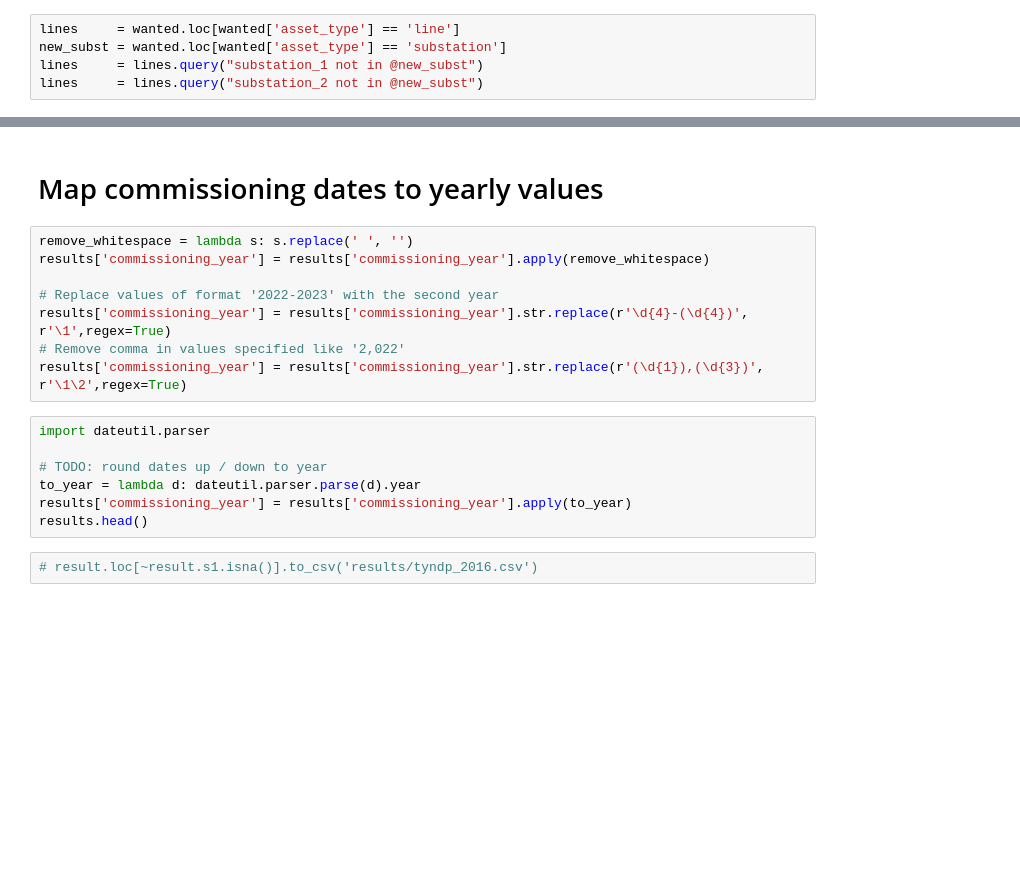
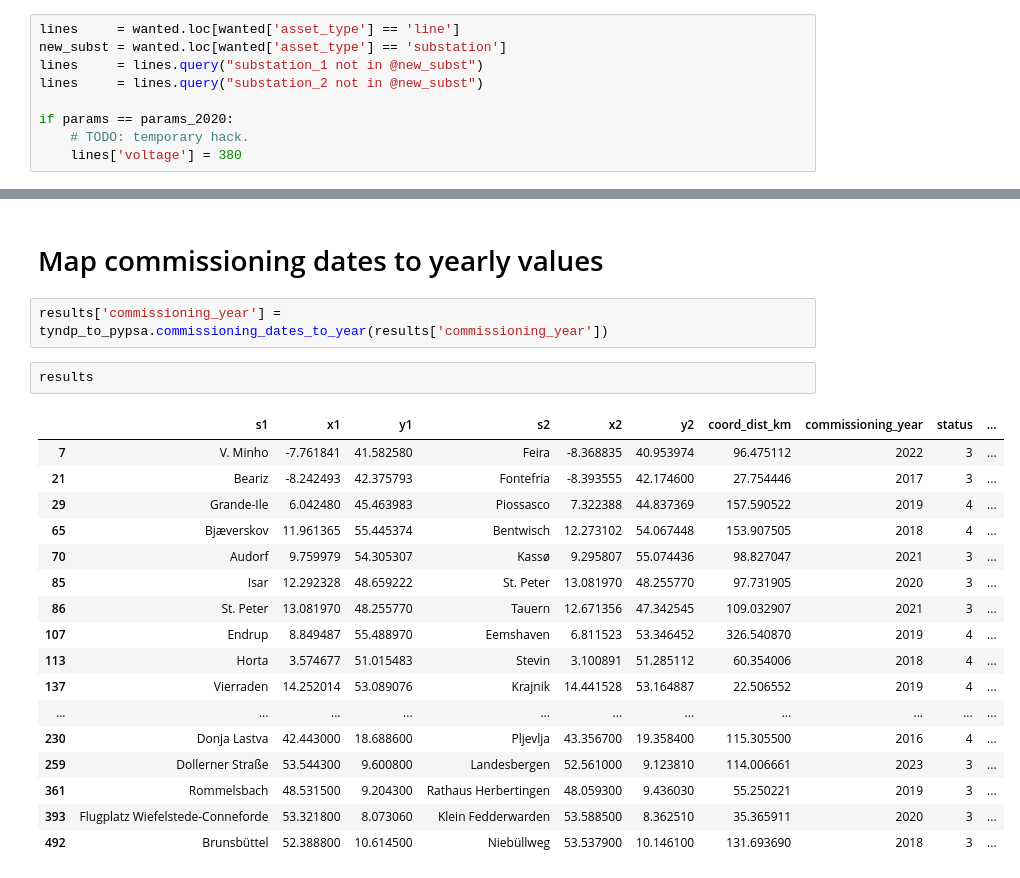
Before and after one commit to grecht/tyndp_to_pypsa, a Jupyter notebook: Experiments.ipynb, the cells around one changed output, grey strips where cells are left out. Drawn from its saved outputs; the diff is of its cells as text; blank space fills up the shorter version.

```diff
--- a/Experiments.ipynb
+++ b/Experiments.ipynb
@@ -138,6 +143,10 @@ lines     = wanted.loc[wanted['asset_type'] == 'line']
 new_subst = wanted.loc[wanted['asset_type'] == 'substation']
 lines     = lines.query("substation_1 not in @new_subst")
 lines     = lines.query("substation_2 not in @new_subst")
+
+if params == params_2020:
+    # TODO: temporary hack.
+    lines['voltage'] = 380
 # %% [markdown]
 # Use bus names from buses.csv (v0.1.0)
 See https://github.com/PyPSA/pypsa-eur/blob/v0.1.0rc/data/entsoegridkit/buses.csv. Data is from 2017 (newer gridkit extracts do not contain 'tags' with substation names).
@@ -226,19 +283,24 @@ print(f'{percentage * 100}% of lines are probably correct.')
 # %% [markdown]
 # Map commissioning dates to yearly values
-# %%
-remove_whitespace = lambda s: s.replace(' ', '')
-results['commissioning_year'] = results['commissioning_year'].apply(remove_whitespace)
-
-# Replace values of format '2022-2023' with the second year
-results['commissioning_year'] = results['commissioning_year'].str.replace(r'\d{4}-(\d{4})', r'\1',regex=True)
-# Remove comma in values specified like '2,022'
-results['commissioning_year'] = results['commissioning_year'].str.replace(r'(\d{1}),(\d{3})', r'\1\2',regex=True)
-# %%
-import dateutil.parser
-
-# TODO: round dates up / down to year
-to_year = lambda d: dateutil.parser.parse(d).year
-results['commissioning_year'] = results['commissioning_year'].apply(to_year)
-results.head()
-# %%
-# result.loc[~result.s1.isna()].to_csv('results/tyndp_2016.csv')
+# %%
+results['commissioning_year'] = tyndp_to_pypsa.commissioning_dates_to_year(results['commissioning_year'])
+# %%
+results
+# %% [output]
+|  | s1 | x1 | y1 | s2 | x2 | y2 | coord_dist_km | commissioning_year | status | ... |
+| 7 | V. Minho | -7.761841 | 41.582580 | Feira | -8.368835 | 40.953974 | 96.475112 | 2022 | 3 | ... |
+| 21 | Beariz | -8.242493 | 42.375793 | Fontefria | -8.393555 | 42.174600 | 27.754446 | 2017 | 3 | ... |
+| 29 | Grande-Ile | 6.042480 | 45.463983 | Piossasco | 7.322388 | 44.837369 | 157.590522 | 2019 | 4 | ... |
+| 65 | Bjæverskov | 11.961365 | 55.445374 | Bentwisch | 12.273102 | 54.067448 | 153.907505 | 2018 | 4 | ... |
+| 70 | Audorf | 9.759979 | 54.305307 | Kassø | 9.295807 | 55.074436 | 98.827047 | 2021 | 3 | ... |
+| 85 | Isar | 12.292328 | 48.659222 | St. Peter | 13.081970 | 48.255770 | 97.731905 | 2020 | 3 | ... |
+| 86 | St. Peter | 13.081970 | 48.255770 | Tauern | 12.671356 | 47.342545 | 109.032907 | 2021 | 3 | ... |
+| 107 | Endrup | 8.849487 | 55.488970 | Eemshaven | 6.811523 | 53.346452 | 326.540870 | 2019 | 4 | ... |
+| 113 | Horta | 3.574677 | 51.015483 | Stevin | 3.100891 | 51.285112 | 60.354006 | 2018 | 4 | ... |
+| 137 | Vierraden | 14.252014 | 53.089076 | Krajnik | 14.441528 | 53.164887 | 22.506552 | 2019 | 4 | ... |
+| ... | ... | ... | ... | ... | ... | ... | ... | ... | ... | ... |
+| 230 | Donja Lastva | 42.443000 | 18.688600 | Pljevlja | 43.356700 | 19.358400 | 115.305500 | 2016 | 4 | ... |
+| 259 | Dollerner Straße | 53.544300 | 9.600800 | Landesbergen | 52.561000 | 9.123810 | 114.006661 | 2023 | 3 | ... |
+| 361 | Rommelsbach | 48.531500 | 9.204300 | Rathaus Herbertingen | 48.059300 | 9.436030 | 55.250221 | 2019 | 3 | ... |
+| 393 | Flugplatz Wiefelstede-Conneforde | 53.321800 | 8.073060 | Klein Fedderwarden | 53.588500 | 8.362510 | 35.365911 | 2020 | 3 | ... |
+| 492 | Brunsbüttel | 52.388800 | 10.614500 | Niebüllweg | 53.537900 | 10.146100 | 131.693690 | 2018 | 3 | ... |
```
Also changed, not shown: parts of 16 cells of this notebook, 1 other file.
